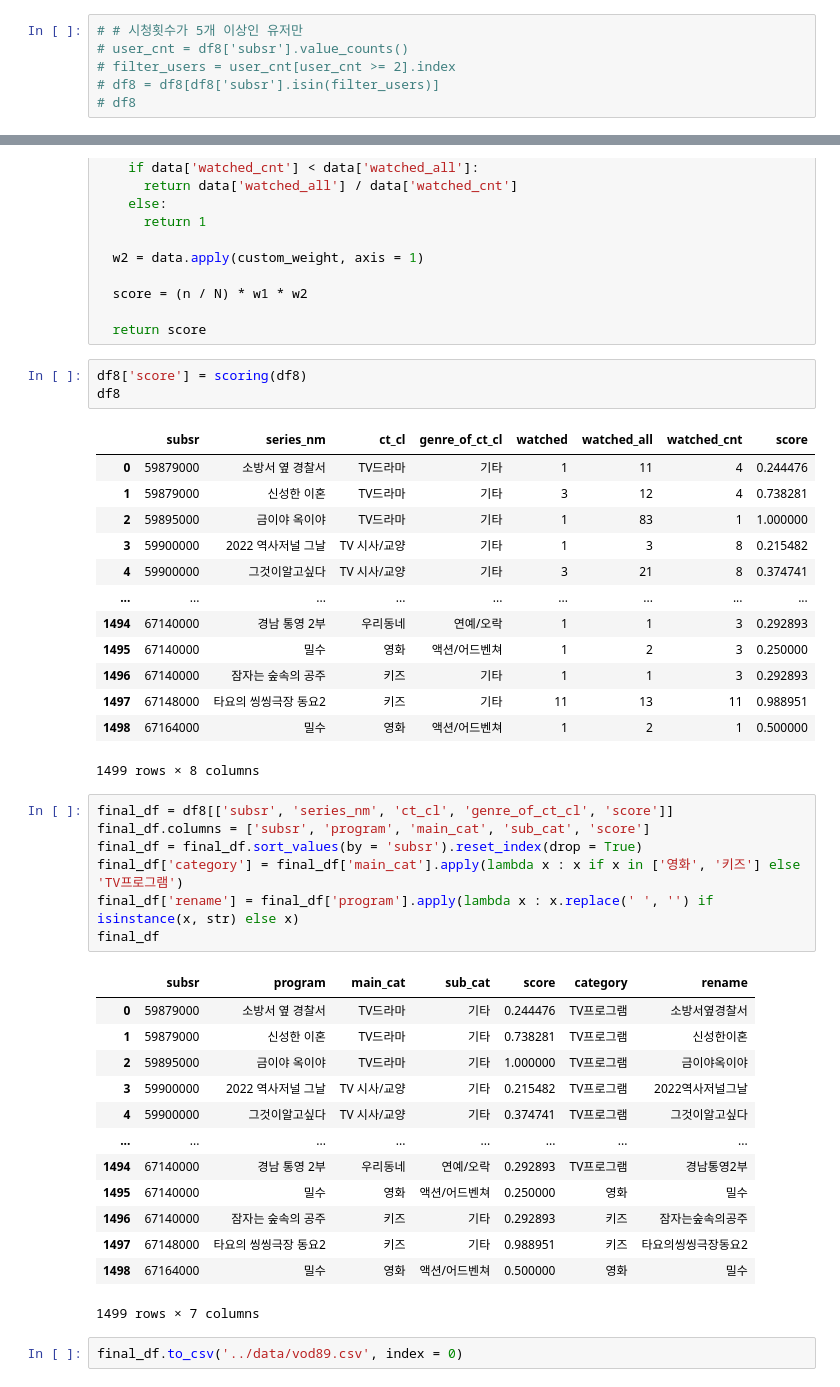
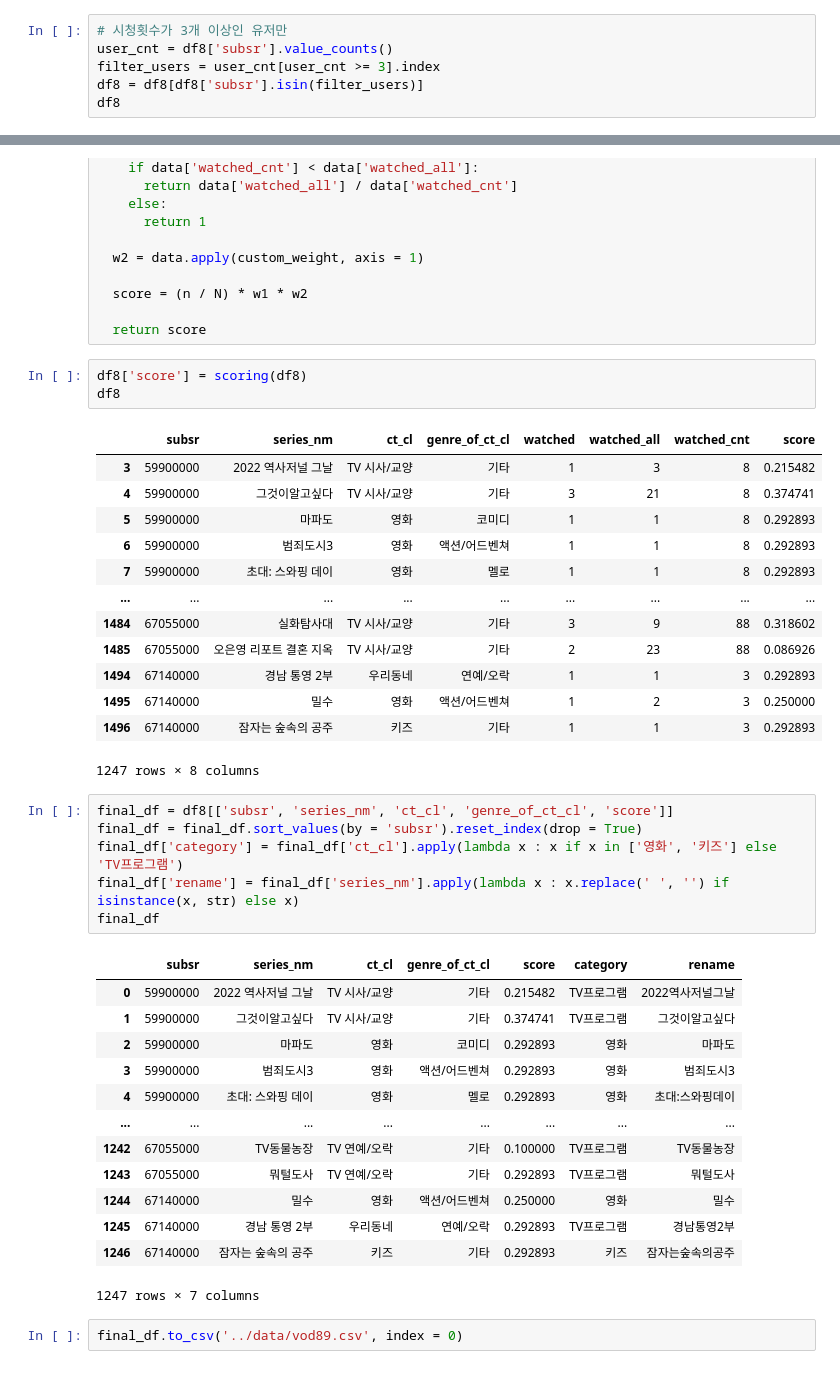
Before and after one commit to LGHV-team1/final-project, a Jupyter notebook: 모델/vod_89train_10test.ipynb, the cells around one changed output, grey strips where cells are left out. Cells and saved outputs as stored; diff of their text form.

```diff
--- a/모델/vod_89train_10test.ipynb
+++ b/모델/vod_89train_10test.ipynb
@@ -271,8 +271,8 @@ df8
 | 1498 | 67164000 | 밀수 | 영화 | 액션/어드벤쳐 | 1 | 2 | 1 |
 1499 rows × 7 columns
 # %%
-# # 시청횟수가 5개 이상인 유저만
-# user_cnt = df8['subsr'].value_counts()
-# filter_users = user_cnt[user_cnt >= 2].index
-# df8 = df8[df8['subsr'].isin(filter_users)]
-# df8
+# 시청횟수가 3개 이상인 유저만
+user_cnt = df8['subsr'].value_counts()
+filter_users = user_cnt[user_cnt >= 3].index
+df8 = df8[df8['subsr'].isin(filter_users)]
+df8
@@ -303,39 +317,38 @@ df8['score'] = scoring(df8)
 df8
 # %% [output]
 |  | subsr | series_nm | ct_cl | genre_of_ct_cl | watched | watched_all | watched_cnt | score |
-| 0 | 59879000 | 소방서 옆 경찰서 | TV드라마 | 기타 | 1 | 11 | 4 | 0.244476 |
-| 1 | 59879000 | 신성한 이혼 | TV드라마 | 기타 | 3 | 12 | 4 | 0.738281 |
-| 2 | 59895000 | 금이야 옥이야 | TV드라마 | 기타 | 1 | 83 | 1 | 1.000000 |
 | 3 | 59900000 | 2022 역사저널 그날 | TV 시사/교양 | 기타 | 1 | 3 | 8 | 0.215482 |
 | 4 | 59900000 | 그것이알고싶다 | TV 시사/교양 | 기타 | 3 | 21 | 8 | 0.374741 |
+| 5 | 59900000 | 마파도 | 영화 | 코미디 | 1 | 1 | 8 | 0.292893 |
+| 6 | 59900000 | 범죄도시3 | 영화 | 액션/어드벤쳐 | 1 | 1 | 8 | 0.292893 |
+| 7 | 59900000 | 초대: 스와핑 데이 | 영화 | 멜로 | 1 | 1 | 8 | 0.292893 |
 | ... | ... | ... | ... | ... | ... | ... | ... | ... |
+| 1484 | 67055000 | 실화탐사대 | TV 시사/교양 | 기타 | 3 | 9 | 88 | 0.318602 |
+| 1485 | 67055000 | 오은영 리포트 결혼 지옥 | TV 시사/교양 | 기타 | 2 | 23 | 88 | 0.086926 |
 | 1494 | 67140000 | 경남 통영 2부 | 우리동네 | 연예/오락 | 1 | 1 | 3 | 0.292893 |
 | 1495 | 67140000 | 밀수 | 영화 | 액션/어드벤쳐 | 1 | 2 | 3 | 0.250000 |
 | 1496 | 67140000 | 잠자는 숲속의 공주 | 키즈 | 기타 | 1 | 1 | 3 | 0.292893 |
-| 1497 | 67148000 | 타요의 씽씽극장 동요2 | 키즈 | 기타 | 11 | 13 | 11 | 0.988951 |
-| 1498 | 67164000 | 밀수 | 영화 | 액션/어드벤쳐 | 1 | 2 | 1 | 0.500000 |
-1499 rows × 8 columns
+1247 rows × 8 columns
 # %%
 final_df = df8[['subsr', 'series_nm', 'ct_cl', 'genre_of_ct_cl', 'score']]
-final_df.columns = ['subsr', 'program', 'main_cat', 'sub_cat', 'score']
 final_df = final_df.sort_values(by = 'subsr').reset_index(drop = True)
-final_df['category'] = final_df['main_cat'].apply(lambda x : x if x in ['영화', '키즈'] else 'TV프로그램')
-final_df['rename'] = final_df['program'].apply(lambda x : x.replace(' ', '') if isinstance(x, str) else x)
+final_df['category'] = final_df['ct_cl'].apply(lambda x : x if x in ['영화', '키즈'] else 'TV프로그램')
+final_df['rename'] = final_df['series_nm'].apply(lambda x : x.replace(' ', '') if isinstance(x, str) else x)
 final_df
 # %% [output]
-|  | subsr | program | main_cat | sub_cat | score | category | rename |
-| 0 | 59879000 | 소방서 옆 경찰서 | TV드라마 | 기타 | 0.244476 | TV프로그램 | 소방서옆경찰서 |
-| 1 | 59879000 | 신성한 이혼 | TV드라마 | 기타 | 0.738281 | TV프로그램 | 신성한이혼 |
-| 2 | 59895000 | 금이야 옥이야 | TV드라마 | 기타 | 1.000000 | TV프로그램 | 금이야옥이야 |
-| 3 | 59900000 | 2022 역사저널 그날 | TV 시사/교양 | 기타 | 0.215482 | TV프로그램 | 2022역사저널그날 |
-| 4 | 59900000 | 그것이알고싶다 | TV 시사/교양 | 기타 | 0.374741 | TV프로그램 | 그것이알고싶다 |
+|  | subsr | series_nm | ct_cl | genre_of_ct_cl | score | category | rename |
+| 0 | 59900000 | 2022 역사저널 그날 | TV 시사/교양 | 기타 | 0.215482 | TV프로그램 | 2022역사저널그날 |
+| 1 | 59900000 | 그것이알고싶다 | TV 시사/교양 | 기타 | 0.374741 | TV프로그램 | 그것이알고싶다 |
+| 2 | 59900000 | 마파도 | 영화 | 코미디 | 0.292893 | 영화 | 마파도 |
+| 3 | 59900000 | 범죄도시3 | 영화 | 액션/어드벤쳐 | 0.292893 | 영화 | 범죄도시3 |
+| 4 | 59900000 | 초대: 스와핑 데이 | 영화 | 멜로 | 0.292893 | 영화 | 초대:스와핑데이 |
 | ... | ... | ... | ... | ... | ... | ... | ... |
-| 1494 | 67140000 | 경남 통영 2부 | 우리동네 | 연예/오락 | 0.292893 | TV프로그램 | 경남통영2부 |
-| 1495 | 67140000 | 밀수 | 영화 | 액션/어드벤쳐 | 0.250000 | 영화 | 밀수 |
-| 1496 | 67140000 | 잠자는 숲속의 공주 | 키즈 | 기타 | 0.292893 | 키즈 | 잠자는숲속의공주 |
-| 1497 | 67148000 | 타요의 씽씽극장 동요2 | 키즈 | 기타 | 0.988951 | 키즈 | 타요의씽씽극장동요2 |
-| 1498 | 67164000 | 밀수 | 영화 | 액션/어드벤쳐 | 0.500000 | 영화 | 밀수 |
+| 1242 | 67055000 | TV동물농장 | TV 연예/오락 | 기타 | 0.100000 | TV프로그램 | TV동물농장 |
+| 1243 | 67055000 | 뭐털도사 | TV 연예/오락 | 기타 | 0.292893 | TV프로그램 | 뭐털도사 |
+| 1244 | 67140000 | 밀수 | 영화 | 액션/어드벤쳐 | 0.250000 | 영화 | 밀수 |
+| 1245 | 67140000 | 경남 통영 2부 | 우리동네 | 연예/오락 | 0.292893 | TV프로그램 | 경남통영2부 |
+| 1246 | 67140000 | 잠자는 숲속의 공주 | 키즈 | 기타 | 0.292893 | 키즈 | 잠자는숲속의공주 |
-1499 rows × 7 columns
+1247 rows × 7 columns
 # %%
 final_df.to_csv('../data/vod89.csv', index = 0)
 # %% [markdown]
```
Also changed, not shown: parts of 36 cells of this notebook, 1 other file.
